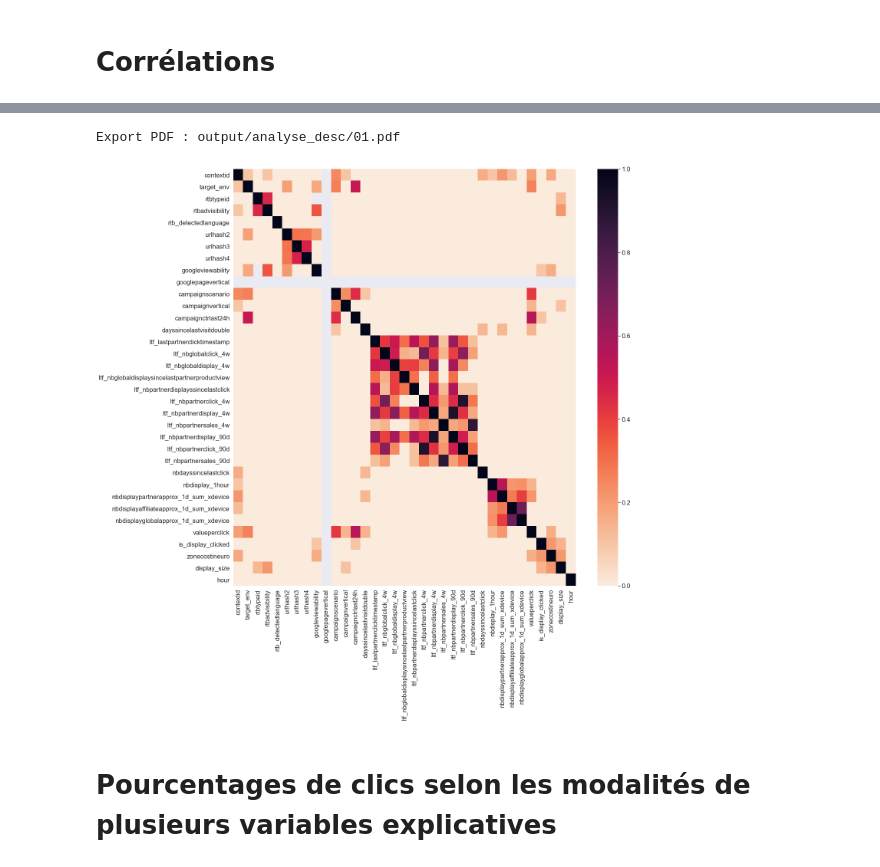
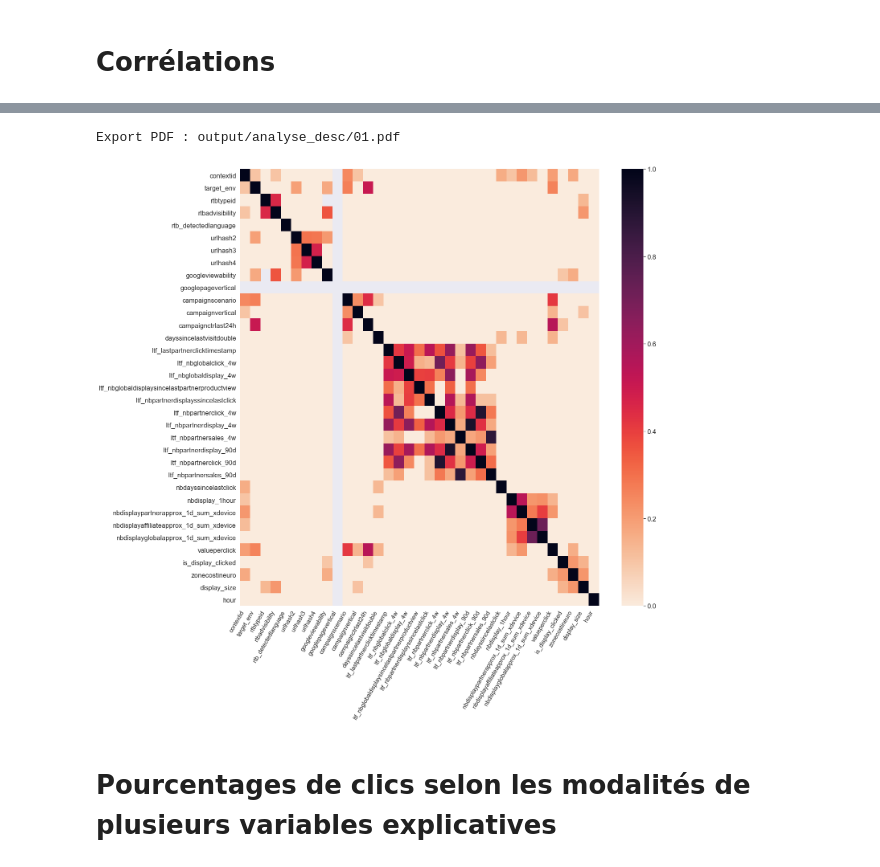
Before and after one commit to baptiste-pasquier/statapp, a Jupyter notebook: analyse_desc.ipynb, the cells around one changed output, grey strips where cells are left out. Cells and saved outputs as stored; diff of their text form; code cells hidden in the pictures.

```diff
--- a/analyse_desc.ipynb
+++ b/analyse_desc.ipynb
@@ -64,13 +65,14 @@ Export PDF : output/analyse_desc/00.pdf
 # %%
 fig = plt.figure(figsize=(20,20))
 sns.set(font_scale=1.5)
 corrMatrix = corrMatrix.applymap(lambda x : 0 if x <= 0.1 else x)
 sns.heatmap(corrMatrix, cmap="rocket_r", annot=False)
+plt.xticks(rotation=60, ha='right', fontsize='small')
 pdf.export()
 plt.show()
 # %% [output]
 Export PDF : output/analyse_desc/01.pdf
-[figure, old version]
+[figure, new version]
 # %%
 plt.style.use('default')
 plt.rcParams['axes.axisbelow'] = True
```
Also changed, not shown: parts of 12 cells of this notebook, 45 other files.
